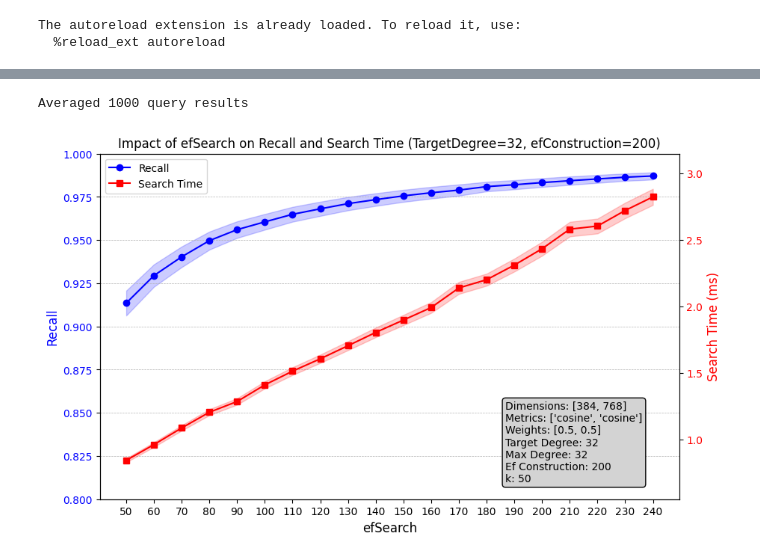
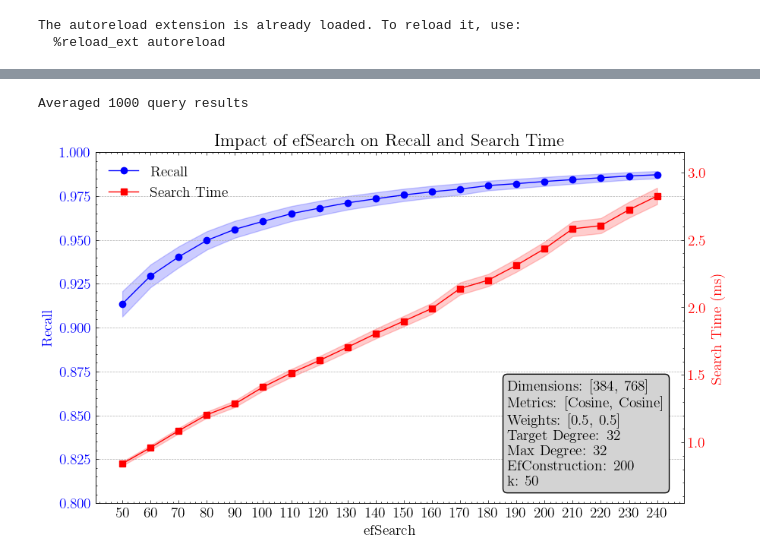
Before and after one commit to yavuzff/scalable-multimodal-similarity-search, a Jupyter notebook: notebooks/plot_graphs.ipynb, the cells around one changed output, grey strips where cells are left out. Cells and saved outputs as stored; diff of their text form; code cells hidden in the pictures.

```diff
--- a/notebooks/plot_graphs.ipynb
+++ b/notebooks/plot_graphs.ipynb
@@ -13,3 +10,7 @@ PLOT_DIR = "../experiments/plots"
+# %%
+import scienceplots
+plt.style.use([ 'science']) # 'notebook' 'science'
+plt.rcParams.update({'font.size': 14})
 # %%
 search_data = {
     "num_entities": [10_000, 25_000, 50_000, 75_000, 100_000, 150_000, 200_000, 250_000, 375_000, 500_000, 625_000, 750_000, 875_000, 1_000_000],
@@ -100,7 +101,3 @@ SEARCH_WEIGHTS_DIR = BASE_DIR + "search_weights_exps/"
 FIGURE_DPI = 200
 # %%
 from src.evaluation.plot_utils import *
-# %%
-p = Params(modalities=2, dimensions=[384, 768], metrics=["cos", "cos"], weights=[0.5, 0.5], index_size=10_000)
-p.k=50
-get_exact_results_folder(p)
@@ -422,12 +416,11 @@ params = Params(modalities=2, dimensions=[384, 768], metrics=["cosine", "cosine"
 construction_params = MultiVecHNSWConstructionParams(target_degree=32, max_degree=32, ef_construction=200, seed=1)
 num_entities = [10_000, 25_000, 50_000, 75_000, 100_000, 150_000, 200_000, 250_000, 375_000, 500_000, 625_000, 750_000, 875_000, 1_000_000]
 
-
 times_multivechnsw_over_multiple_seeds = defaultdict(list)
 times_exact_over_multiple_seeds = defaultdict(list)
 times_rerank_over_multiple_seeds = defaultdict(list)
 
-for seed in [1,2,3]:
+for seed in [1]:
     construction_params.seed = seed
 
     search_times_multivechnsw, _, query_ids_dict = get_search_times_and_query_ids(params, construction_params, num_entities, search_base_folder=SEARCH_DIR)
@@ -918,8 +908,8 @@ def plot_ef_exp_data(params, construction_params, recall_scores_per_ef, search_t
                      mean_recalls - ci_recalls,
                      mean_recalls + ci_recalls,
                      color='blue', alpha=0.2)
-    ax1.set_xlabel('efSearch', fontsize=12)
-    ax1.set_ylabel('Recall', color='blue', fontsize=12)
+    ax1.set_xlabel('efSearch')
+    ax1.set_ylabel('Recall', color='blue')
     ax1.tick_params(axis='y', labelcolor='blue')
     # set upper limit to 1
     ax1.set_ylim(0.8, 1)
@@ -934,7 +924,7 @@ def plot_ef_exp_data(params, construction_params, recall_scores_per_ef, search_t
                      mean_times - ci_times,
                      mean_times + ci_times,
                      color='red', alpha=0.2)
-    ax2.set_ylabel('Search Time (ms)', color='red', fontsize=12)
+    ax2.set_ylabel('Search Time (ms)', color='red')
     ax2.tick_params(axis='y', labelcolor='red')
     ax2.set_ylim(0.55, 3.15)
 
@@ -942,7 +932,7 @@ def plot_ef_exp_data(params, construction_params, recall_scores_per_ef, search_t
     ax1.set_xticks(ef_values)
 
     # info box
-    info_text = f"Dimensions: {params.dimensions}\nMetrics: {params.metrics}\nWeights: {params.weights}\nTarget Degree: {construction_params.target_degree}\nMax Degree: {construction_params.max_degree}\nEf Construction: {construction_params.ef_construction}\nk: 50"
+    info_text = f"Dimensions: {params.dimensions}\nMetrics: {metrics_to_str(params.metrics)}\nWeights: {params.weights}\nTarget Degree: {construction_params.target_degree}\nMax Degree: {construction_params.max_degree}\nEfConstruction: {construction_params.ef_construction}\nk: 50"
     plt.annotate(info_text, xy=(0.7, 0.05), xycoords='axes fraction',
                  bbox=dict(boxstyle='round,pad=0.3', edgecolor='black', facecolor='lightgray'))
 
@@ -955,10 +945,10 @@ def plot_ef_exp_data(params, construction_params, recall_scores_per_ef, search_t
     ax1.legend(lines, labels, loc='upper left')
 
     ax1.grid(True, axis="y",linestyle="--", linewidth=0.5)
-    plt.title(title, fontsize=12)
+    plt.title(title)
 
     # save plot
-    plt.savefig(f"{PLOT_DIR}/ef_against_recall_and_search_{params.index_size}_ef{construction_params.ef_construction}", dpi=FIGURE_DPI, bbox_inches='tight')
+    plt.savefig(f"{PLOT_DIR}/ef_against_recall_and_search_{params.index_size}_ef{construction_params.ef_construction}.pdf", dpi=FIGURE_DPI, bbox_inches='tight')
 
     plt.show()
 # %%
@@ -969,8 +962,8 @@ plot_ef_exp_data(ef_exp_params, ef_exp_construction_params, recall_scores_per_ef
 # %%
 ef_exp_params = Params(modalities=2, dimensions=[384, 768], metrics=["cosine", "cosine"], weights=[0.5, 0.5], index_size=1_000_000)
 ef_exp_construction_params = MultiVecHNSWConstructionParams(target_degree=32, max_degree=32, ef_construction=200, seed=3)
 recall_scores_per_ef, search_times_per_ef = get_ef_exp_data(ef_exp_params, ef_exp_construction_params)
-plot_ef_exp_data(ef_exp_params, ef_exp_construction_params, recall_scores_per_ef, search_times_per_ef, title="Impact of efSearch on Recall and Search Time (TargetDegree=32, efConstruction=200)")
+plot_ef_exp_data(ef_exp_params, ef_exp_construction_params, recall_scores_per_ef, search_times_per_ef, title="Impact of efSearch on Recall and Search Time")
 # %% [output]
 Averaged 1000 query results
-[figure, old version]
+[figure, new version]
```
Also changed, not shown: parts of 21 cells of this notebook, 3 other files.
